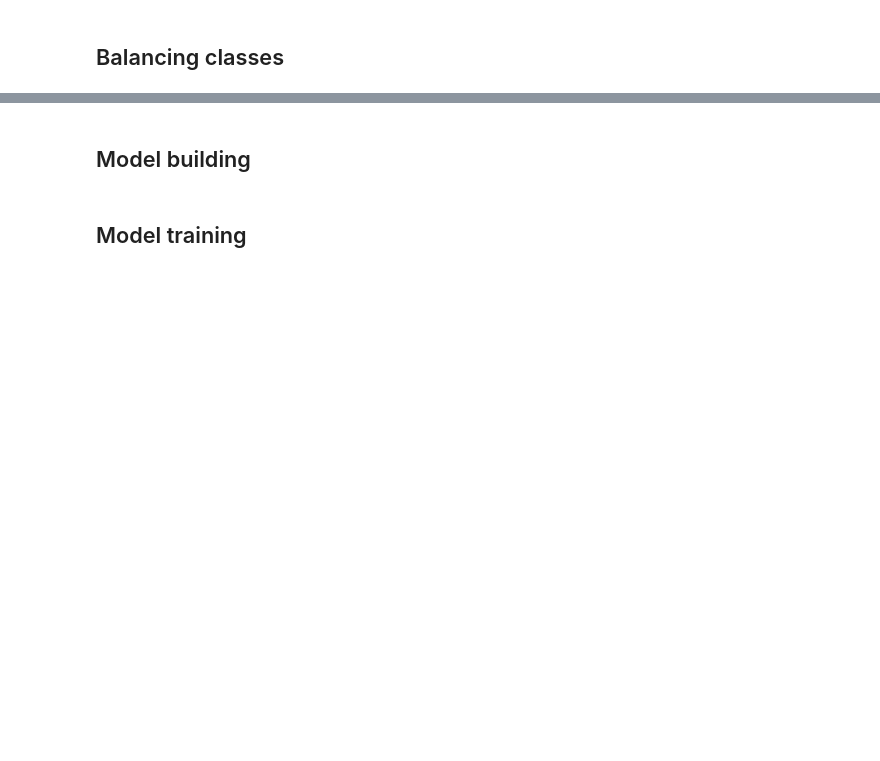
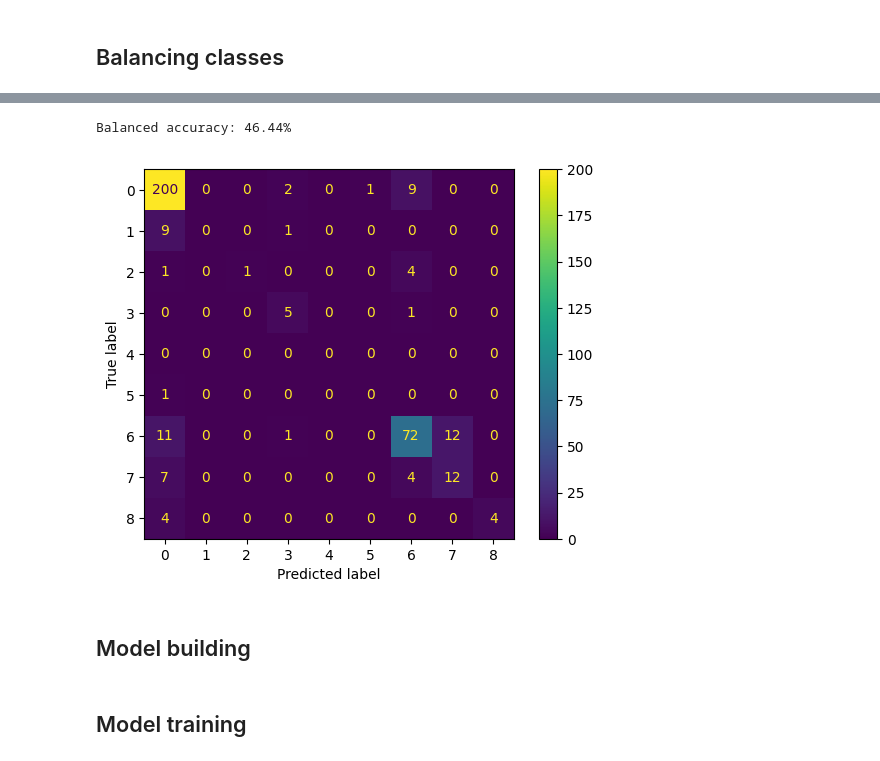
Before and after one commit to Bognanna/Molecular-Tastants, a Jupyter notebook: main.ipynb, the cells around one changed output, grey strips where cells are left out. Saved outputs shown, nothing was run; the diff lists cells and outputs as text; code cells hidden in the pictures; blank space fills up the shorter version.

```diff
--- a/main.ipynb
+++ b/main.ipynb
@@ -115,0 +122,2 @@ Balanced accuracy: 40.47%
+# %%
+cm = train_model(X_train, X_test, y_train, y_test)
@@ -116,7 +128,7 @@ Balanced accuracy: 40.47%
 # %%
 import matplotlib.pyplot as plt
 
-cm_display = ConfusionMatrixDisplay(confusion_matrix = cm, display_labels = [0, 1, 2, 3, 4, 5, 6, 7, 8])
-
-cm_display.plot()
-plt.show()
+def plot_cm(cm):
+    cm_display = ConfusionMatrixDisplay(confusion_matrix = cm, display_labels = [0, 1, 2, 3, 4, 5, 6, 7, 8])
+    cm_display.plot()
+    plt.show()
@@ -126,12 +140,15 @@ plt.show()
 ## Balancing classes
 # %%
 from imblearn.combine import SMOTEENN
+from imblearn.combine import SMOTETomek
+from imblearn.over_sampling import SMOTE
 
-sme = SMOTEENN()
+sme = SMOTE()
 
-print(f'Classes distribution : {sorted(Counter(df.taste).items())}')
+print(f'Classes distribution : {sorted(Counter(y_train).items())}')
 
-X_resampled, y_resampled = sme.fit_resample(X, df.taste)
+X_resampled, y_resampled = sme.fit_resample(X_train, y_train)
 
 print(f'Classes distribution : {sorted(Counter(y_resampled).items())}')
+print(X_resampled)
 # %% [output]
@@ -140,3 +203,11 @@ Classes distribution : [(0, 383), (1, 577), (2, 532), (3, 320), (4, 724), (5, 66
+# %%
+cm_2 = train_model(X_resampled, X_test, y_resampled, y_test)
+# %% [output]
+Balanced accuracy: 46.44%
+# %%
+plot_cm(cm_2)
+# %% [output]
+[figure, added]
 # %% [markdown]
 ## Model building
 # %% [markdown]
```
Also changed, not shown: parts of 10 cells of this notebook.
